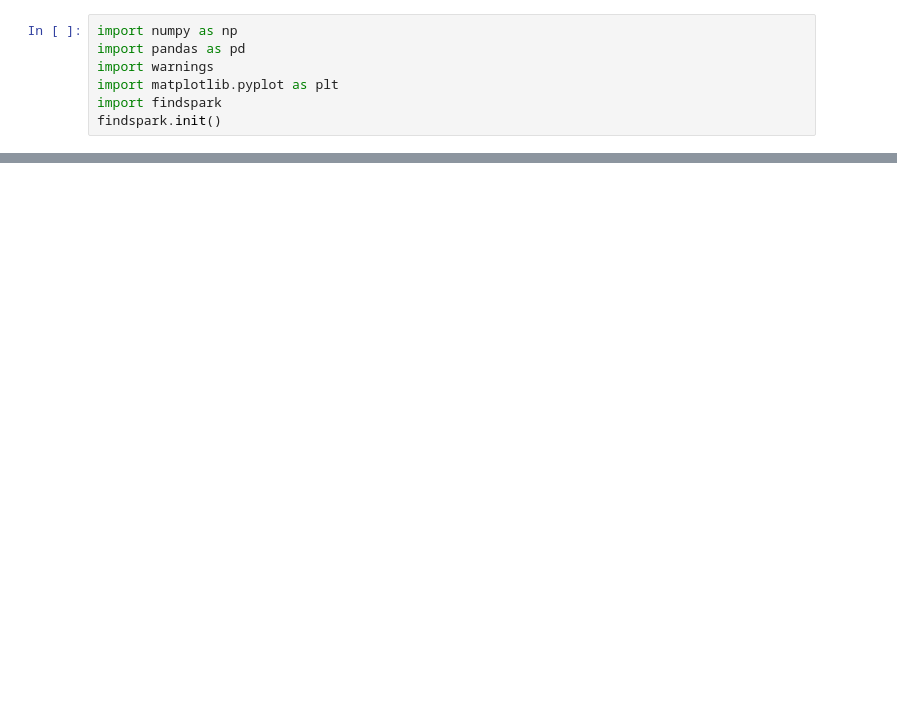
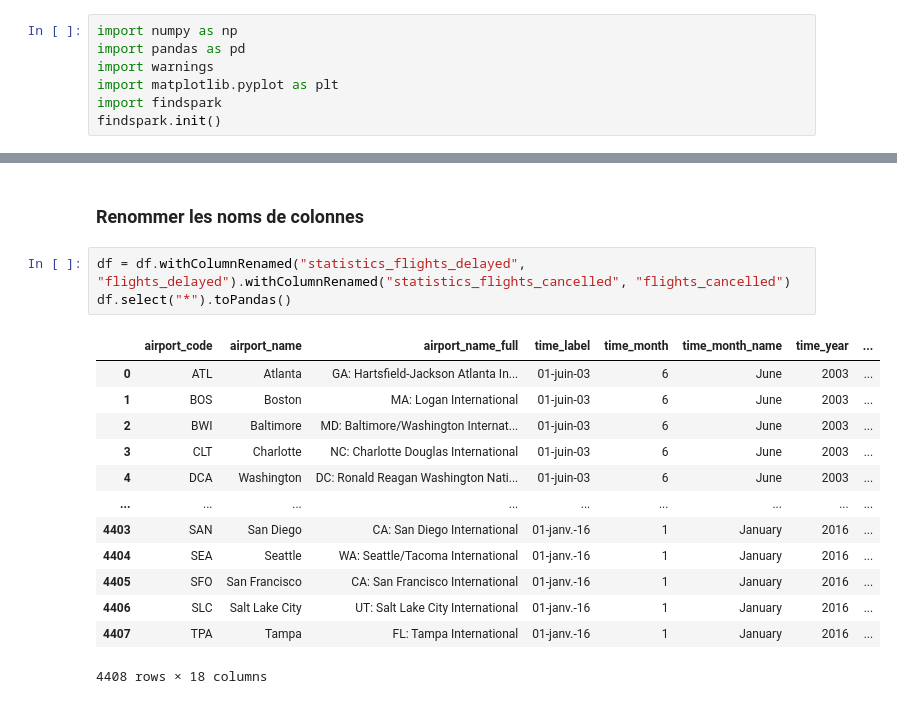
Before and after one commit to CapDRAKE/hadoop-project, a Jupyter notebook: notebook hadoop .ipynb, the cells around one changed output, grey strips where cells are left out. Cells and saved outputs as stored; diff of their text form; blank space fills up the shorter version.

```diff
--- a/notebook hadoop .ipynb
+++ b/notebook hadoop .ipynb
@@ -302,0 +93,19 @@ None2004
+# %% [markdown]
+### Renommer les noms de colonnes
+# %%
+df = df.withColumnRenamed("statistics_flights_delayed", "flights_delayed").withColumnRenamed("statistics_flights_cancelled", "flights_cancelled")
+df.select("*").toPandas()
+# %% [output]
+|  | airport_code | airport_name | airport_name_full | time_label | time_month | time_month_name | time_year | ... |
+| 0 | ATL | Atlanta | GA: Hartsfield-Jackson Atlanta In... | 01-juin-03 | 6 | June | 2003 | ... |
+| 1 | BOS | Boston | MA: Logan International | 01-juin-03 | 6 | June | 2003 | ... |
+| 2 | BWI | Baltimore | MD: Baltimore/Washington Internat... | 01-juin-03 | 6 | June | 2003 | ... |
+| 3 | CLT | Charlotte | NC: Charlotte Douglas International | 01-juin-03 | 6 | June | 2003 | ... |
+| 4 | DCA | Washington | DC: Ronald Reagan Washington Nati... | 01-juin-03 | 6 | June | 2003 | ... |
+| ... | ... | ... | ... | ... | ... | ... | ... | ... |
+| 4403 | SAN | San Diego | CA: San Diego International | 01-janv.-16 | 1 | January | 2016 | ... |
+| 4404 | SEA | Seattle | WA: Seattle/Tacoma International | 01-janv.-16 | 1 | January | 2016 | ... |
+| 4405 | SFO | San Francisco | CA: San Francisco International | 01-janv.-16 | 1 | January | 2016 | ... |
+| 4406 | SLC | Salt Lake City | UT: Salt Lake City International | 01-janv.-16 | 1 | January | 2016 | ... |
+| 4407 | TPA | Tampa | FL: Tampa International | 01-janv.-16 | 1 | January | 2016 | ... |
+4408 rows × 18 columns
```
Also changed, not shown: parts of 81 cells of this notebook, 2 other files.
